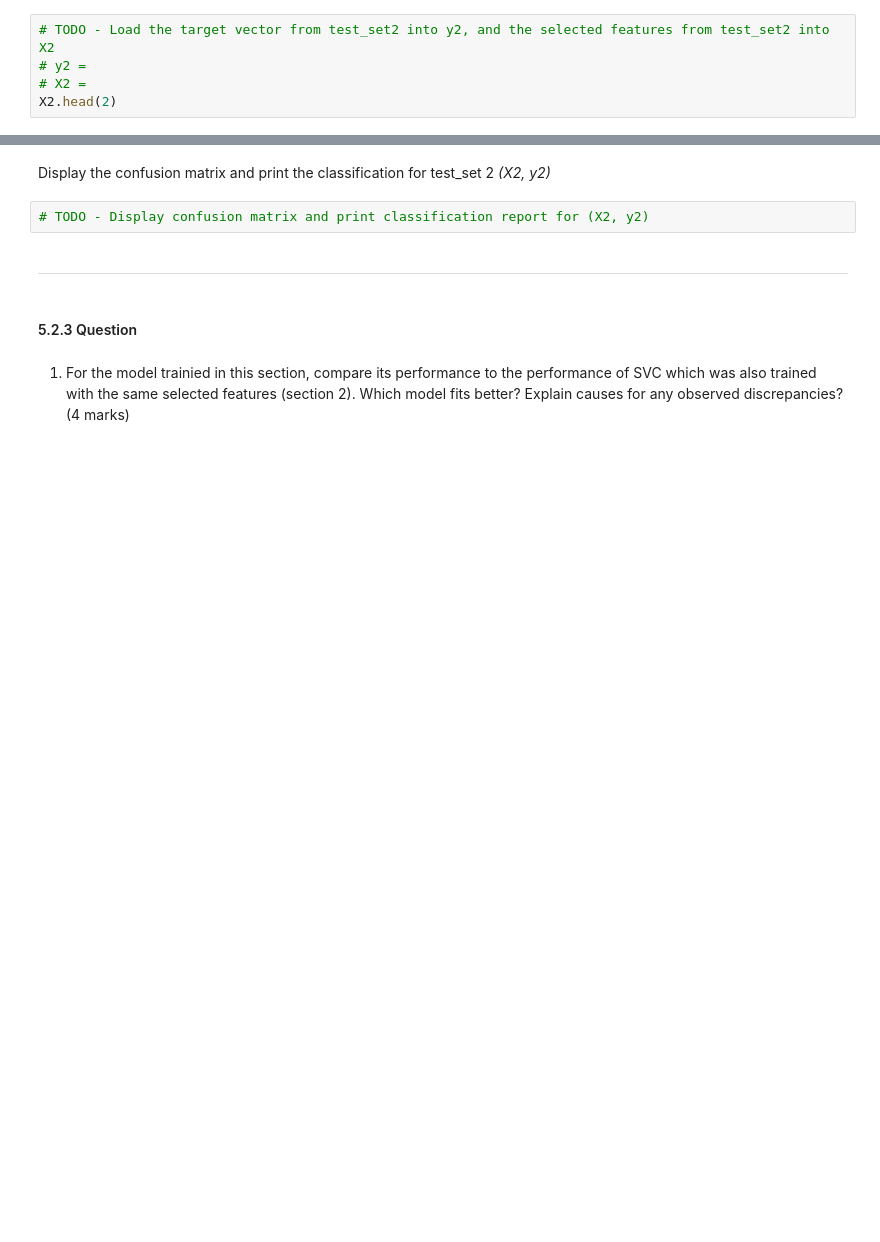
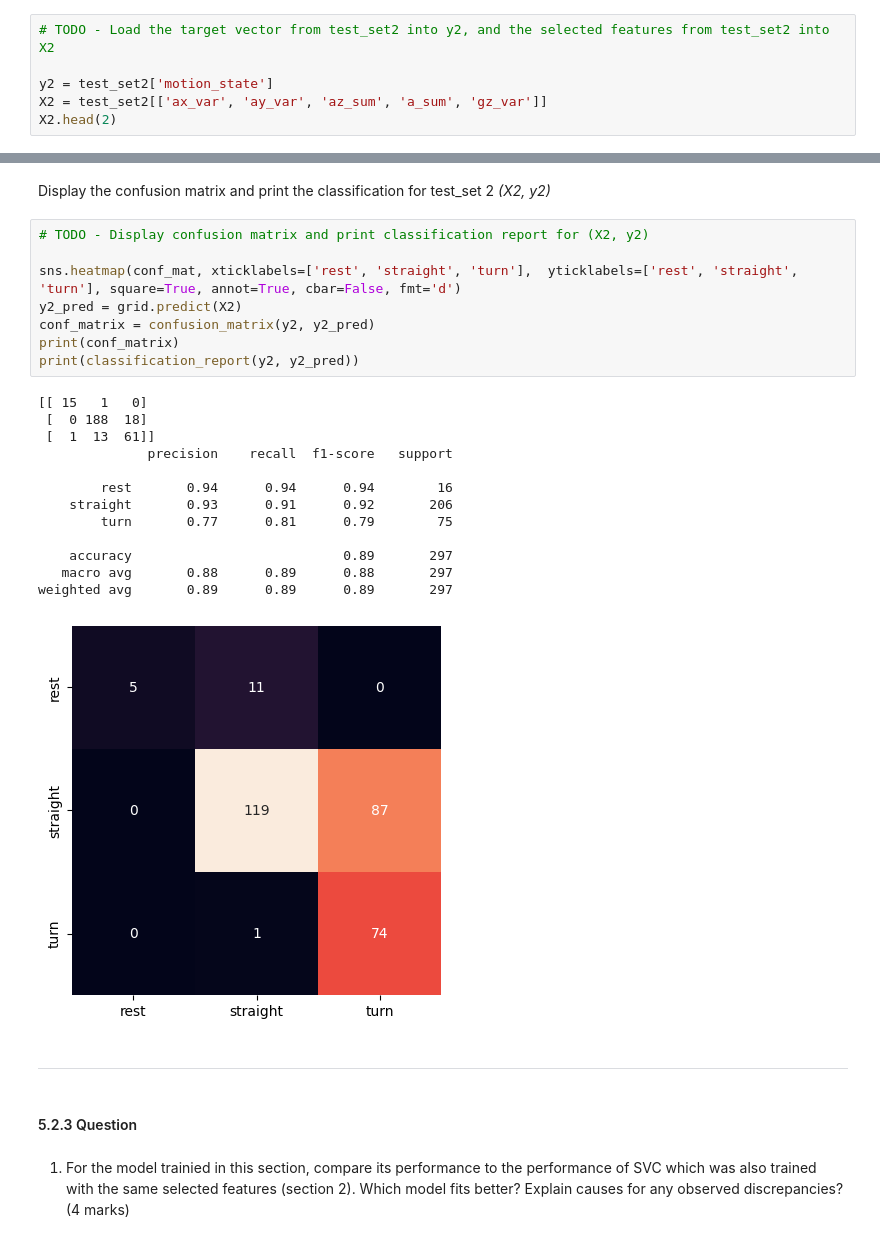
Before and after one commit to AnthonyKelly8/engg680_2024_fall, a Jupyter notebook: Lab_Assignment4/Assignment 4.ipynb, the cells around one changed output, grey strips where cells are left out. Saved outputs shown, nothing was run; the diff lists cells and outputs as text; blank space fills up the shorter version.

```diff
--- a/Lab_Assignment4/Assignment 4.ipynb
+++ b/Lab_Assignment4/Assignment 4.ipynb
@@ -1028,5 +1214,6 @@ X1.head(2)
 # %%
 # TODO - Load the target vector from test_set2 into y2, and the selected features from test_set2 into X2
-# y2 =
-# X2 =
+
+y2 = test_set2['motion_state']
+X2 = test_set2[['ax_var', 'ay_var', 'az_sum', 'a_sum', 'gz_var']]
 X2.head(2)
@@ -1047,7 +1262,27 @@ Display the confusion matrix and print the classification for test_set 1 *(X1, y
 # %% [markdown]
 Display the confusion matrix and print the classification for test_set 2 *(X2, y2)*
-# %%
-# TODO - Display confusion matrix and print classification report for (X2, y2)
+# %%
+# TODO - Display confusion matrix and print classification report for (X2, y2)
+
+sns.heatmap(conf_mat, xticklabels=['rest', 'straight', 'turn'],  yticklabels=['rest', 'straight', 'turn'], square=True, annot=True, cbar=False, fmt='d')
+y2_pred = grid.predict(X2)
+conf_matrix = confusion_matrix(y2, y2_pred)
+print(conf_matrix)
+print(classification_report(y2, y2_pred))
+# %% [output]
+[[ 15   1   0]
+ [  0 188  18]
+ [  1  13  61]]
+              precision    recall  f1-score   support
+
+        rest       0.94      0.94      0.94        16
+    straight       0.93      0.91      0.92       206
+        turn       0.77      0.81      0.79        75
+
+    accuracy                           0.89       297
+   macro avg       0.88      0.89      0.88       297
+weighted avg       0.89      0.89      0.89       297
+[figure, added]
 # %% [markdown]
 ___
 # %% [markdown]
```
Also changed, not shown: parts of 33 cells of this notebook.
